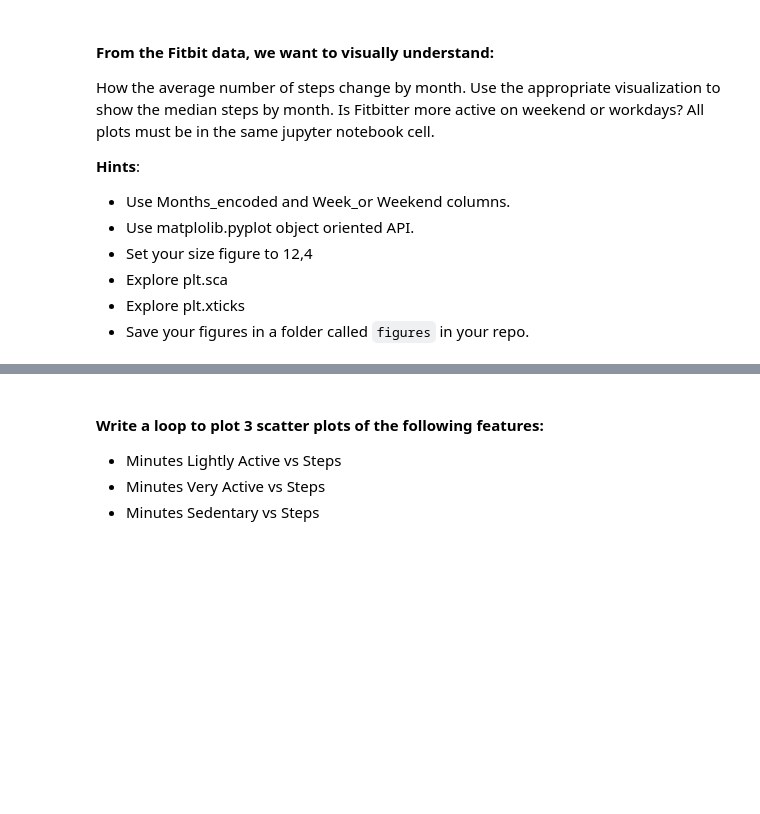
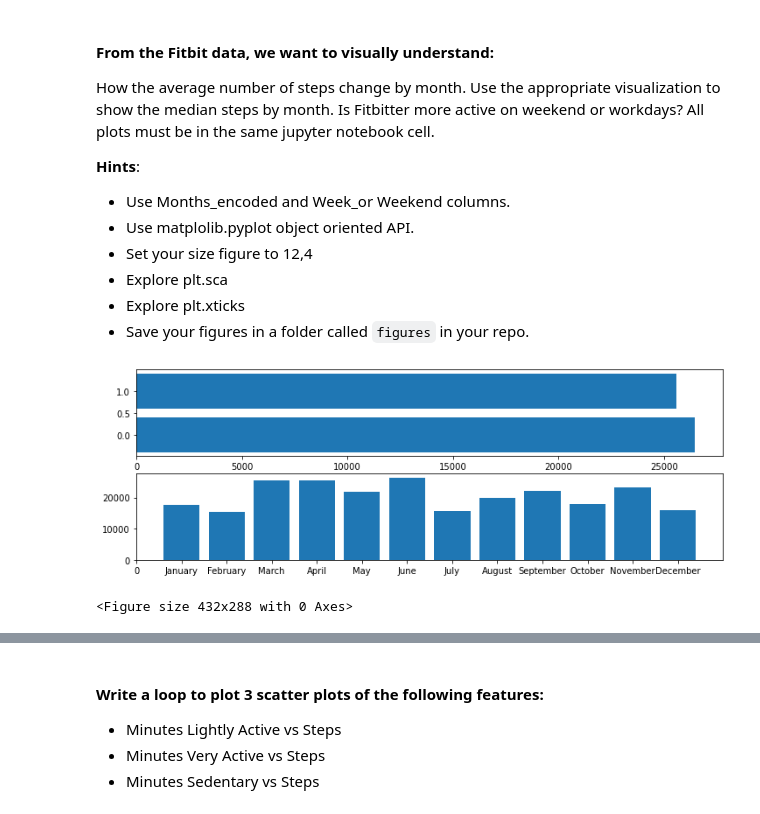
Before and after one commit to abarrasa/dataptmad1121_labs, a Jupyter notebook: module-2/matplotlib-seaborn/your-code/main.ipynb, the cells around one changed output, grey strips where cells are left out. Cells and saved outputs as stored; diff of their text form; code cells hidden in the pictures; blank space fills up the shorter version.

```diff
--- a/module-2/matplotlib-seaborn/your-code/main.ipynb
+++ b/module-2/matplotlib-seaborn/your-code/main.ipynb
@@ -105,3 +134,6 @@ plt.plot(x, d)
 * table: `fitbit2`
 # %%
 # your code here
+fitbit=pd.read_csv('../data/fitbit2.csv')
+
+fitbit
@@ -126,0 +167,14 @@ How the average number of steps change by month. Use the appropriate visualizati
+# %%
+# MEDIAN STEPS BY MONTH_ENCODED
+# your code here
+fig, [ax1, ax2] = plt.subplots(nrows=2, ncols=1, figsize=(12,4))
+ax2.bar(fitbit['Months_encoded'],fitbit['Steps'])
+plt.xticks(np.arange(13), ('0','January', 'February', 'March', 'April', 'May', 'June', 'July', 'August', 'September', 'October', 'November', 'December'))
+# MEDIAN STEPS BY WORK_OR_WEEKEND
+# your code here
+ax1.barh(fitbit['Work_or_Weekend'],fitbit['Steps'])
+plt.show()
+plt.savefig("figures.jpg")
+# %% [output]
+[figure, added]
+<Figure size 432x288 with 0 Axes>
```
Also changed, not shown: parts of 53 cells of this notebook, 2 other files.
